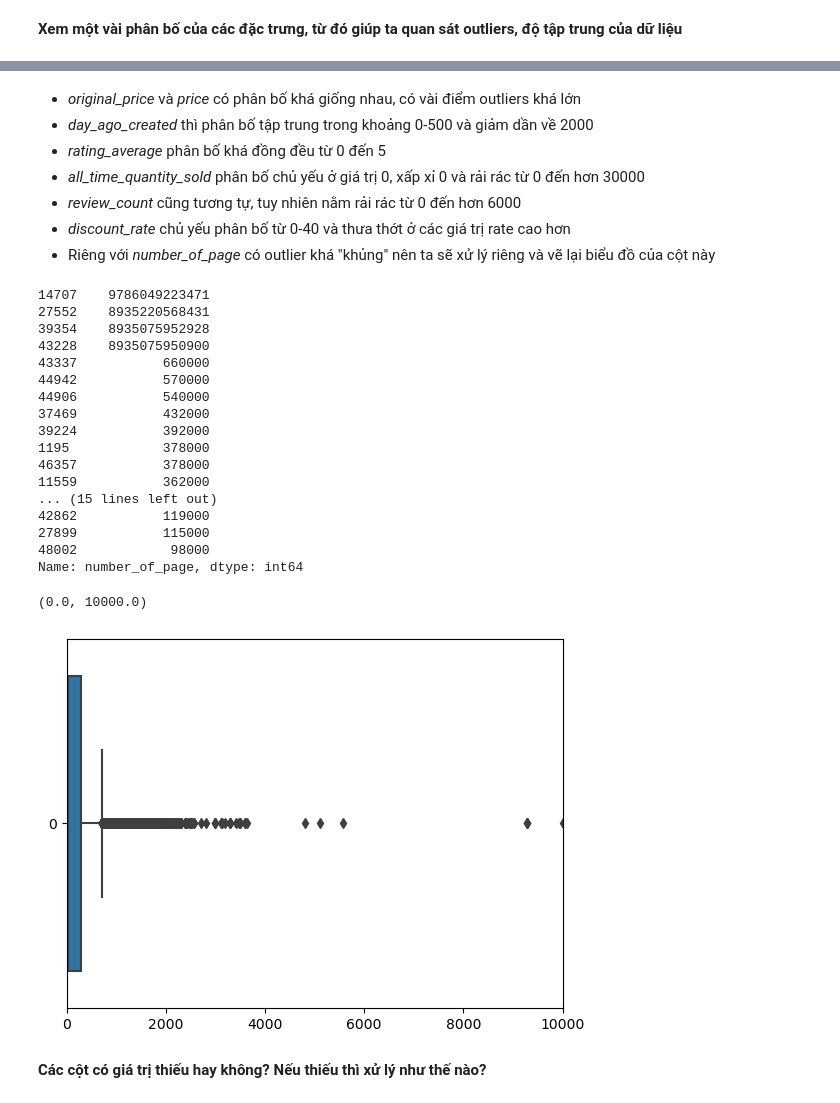
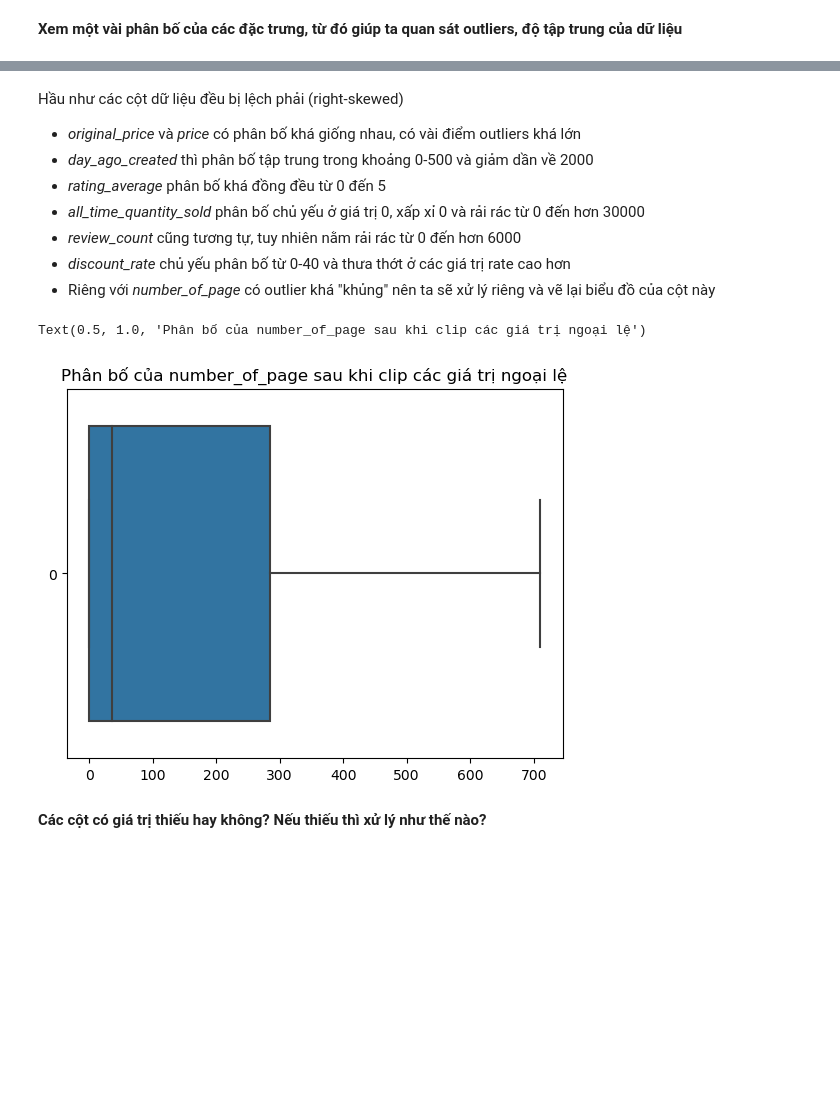
Before and after one commit to Miruku2201/NMKHDL_Final_Project, a Jupyter notebook: models.ipynb, the cells around one changed output, grey strips where cells are left out. Drawn from its saved outputs; the diff is of its cells as text; code cells hidden in the pictures; blank space fills up the shorter version.

```diff
--- a/models.ipynb
+++ b/models.ipynb
@@ -216,4 +219,5 @@ plt.show()
 # %% [markdown]
+Hầu như các cột dữ liệu đều bị lệch phải (right-skewed)
 - <font color=bone>*original_price*</font> và <font color=bone>*price*</font> có phân bố khá giống nhau, có vài điểm outliers khá lớn
 - <font color=bone>*day_ago_created*</font> thì phân bố tập trung trong khoảng 0-500 và giảm dần về 2000
 - <font color=bone>*rating_average*</font> phân bố khá đồng đều từ 0 đến 5
@@ -221,32 +225,41 @@ plt.show()
 - <font color=bone>*review_count*</font> cũng tương tự, tuy nhiên nằm rải rác từ 0 đến hơn 6000
 - <font color=bone>*discount_rate*</font> chủ yếu phân bố từ 0-40 và thưa thớt ở các giá trị rate cao hơn
 - Riêng với <font color=bone>*number_of_page*</font> có outlier khá "khủng" nên ta sẽ xử lý riêng và vẽ lại biểu đồ của cột này
-# %%
-# flierprops = dict(marker='o', markersize=5)
-print(numeric_df['number_of_page'].sort_values(ascending=False)[:30])
-sns.boxplot(data = numeric_df['number_of_page'].reset_index(drop=True)
-              , orient='h')
-plt.xlim(0, 1e4)
-# %% [output]
-14707    9786049223471
-27552    8935220568431
-39354    8935075952928
-43228    8935075950900
-43337           660000
-44942           570000
-44906           540000
-37469           432000
-39224           392000
-1195            378000
-46357           378000
-11559           362000
-... (15 lines left out)
-42862           119000
-27899           115000
-48002            98000
-Name: number_of_page, dtype: int64
-(0.0, 10000.0)
-[figure, removed]
+# %%
+# ref: https://machinelearningcoban.com/tabml_book/ch_data_processing/process_outliers.html
+from typing import Tuple
+from sklearn.base import BaseEstimator, TransformerMixin
+def find_boundaries(col: pd.Series, whisker_coeff: float = 1.5
+) -> Tuple[float, float]:
+    Q1 = col.quantile(0.25)
+    Q3 = col.quantile(0.75)
+    IQR = Q3 - Q1
+    lower = Q1 - whisker_coeff * IQR
+    upper = Q3 + whisker_coeff * IQR
+    return lower, upper
+
+class BoxplotOutlierClipper(BaseEstimator, TransformerMixin):
+    def __init__(self, whisker_coeff: float = 1.5):
+        self.whisker = whisker_coeff
+        self.lower = None
+        self.upper = None
+
+    def fit(self, X: pd.Series):
+        self.lower, self.upper = find_boundaries(X, self.whisker)
+        return self
+
+    def transform(self, X):
+        return X.clip(self.lower, self.upper)
+
+numeric_df['number_of_page_clipped'] = BoxplotOutlierClipper().fit_transform(numeric_df['number_of_page'])
+# print(numeric_df['number_of_page'].sort_values(ascending=False)[30:60])
+sns.boxplot(data = numeric_df['number_of_page_clipped'].reset_index(drop=True)
+              , orient='h')
+plt.title('Phân bố của number_of_page sau khi clip các giá trị ngoại lệ')
+# plt.xlim(0, 1e4)
+# %% [output]
+Text(0.5, 1.0, 'Phân bố của number_of_page sau khi clip các giá trị ngoại lệ')
+[figure, added]
 # %% [markdown]
 **Các cột có giá trị thiếu hay không? Nếu thiếu thì xử lý như thế nào?**
 # %%
```
Also changed, not shown: parts of 14 cells of this notebook.
